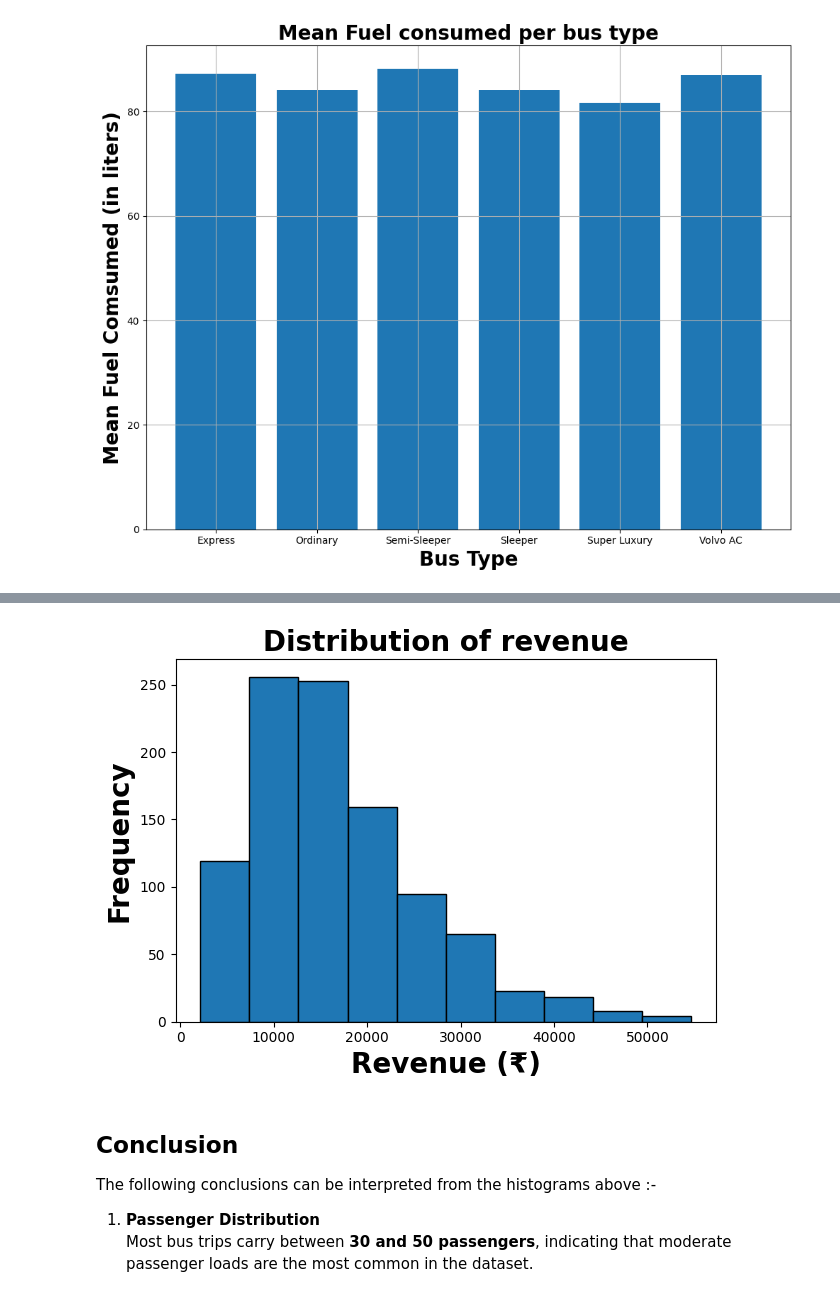
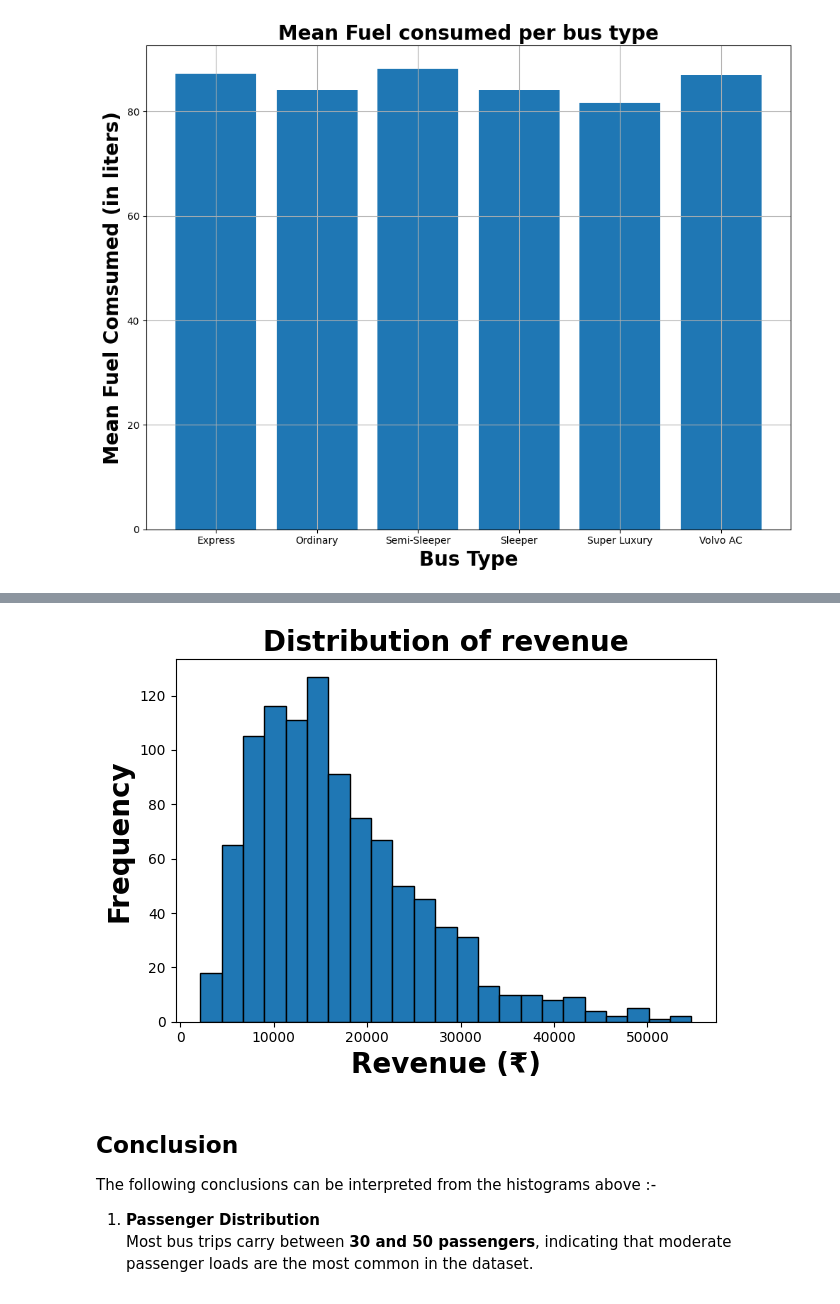
Before and after one commit to VRYeshwanth/AI-ML-Journey, a Jupyter notebook: Matplotlib Basics/Transport Data Analysis/analysis.ipynb, the cells around one changed output, grey strips where cells are left out. Cells and saved outputs as stored; diff of their text form; code cells hidden in the pictures.

```diff
--- a/Matplotlib Basics/Transport Data Analysis/analysis.ipynb
+++ b/Matplotlib Basics/Transport Data Analysis/analysis.ipynb
@@ -188,13 +188,13 @@ plt.show()
 # %%
 plt.title("Distribution of revenue", fontweight="bold", fontsize=20)
 plt.xlabel("Revenue (₹)", fontweight="bold", fontsize=20)
 plt.ylabel("Frequency", fontweight="bold", fontsize=20)
 
-plt.hist(df['revenue'], edgecolor="black")
+plt.hist(df['revenue'], bins='auto', edgecolor="black")
 plt.tight_layout()
 plt.show()
 # %% [output]
-[figure, old version]
+[figure, new version]
 # %% [markdown]
 ## Conclusion
 
```
Also changed, not shown: parts of 4 cells of this notebook.
